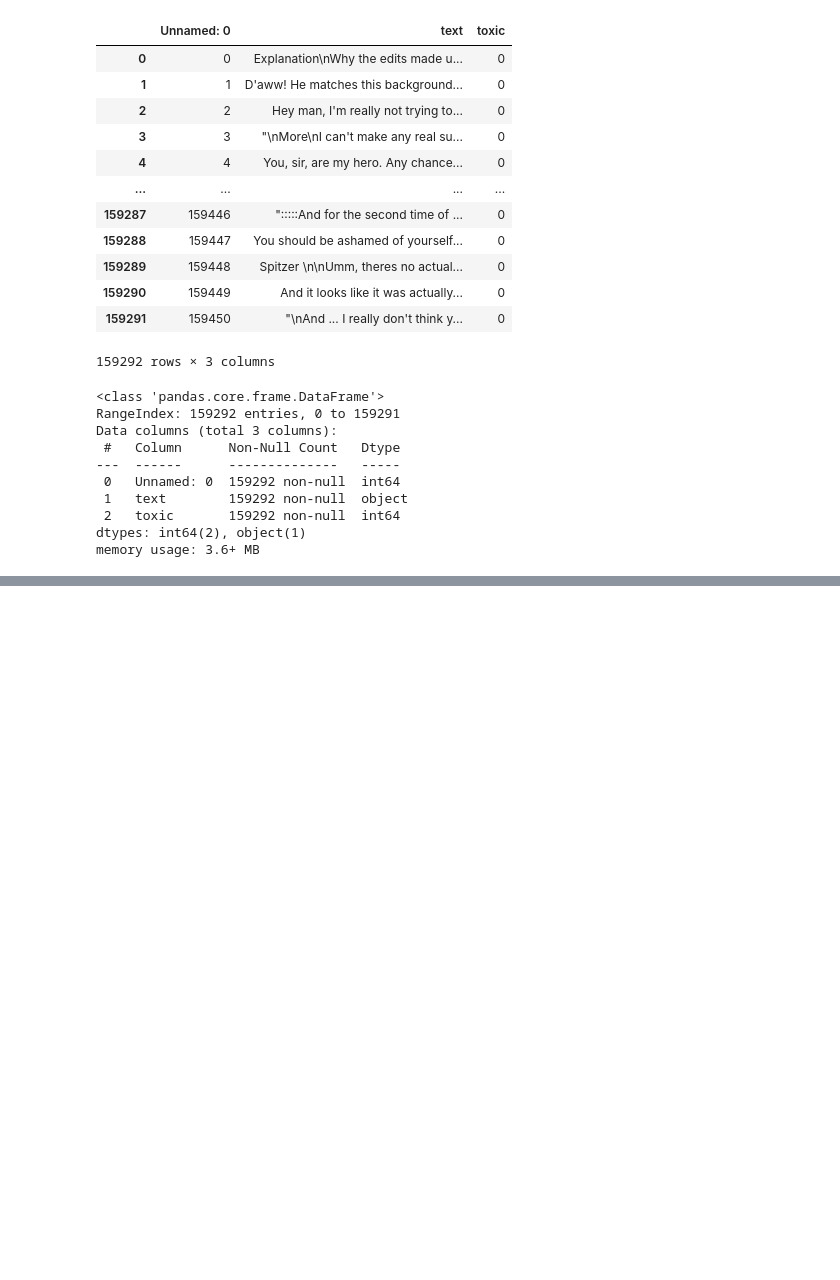
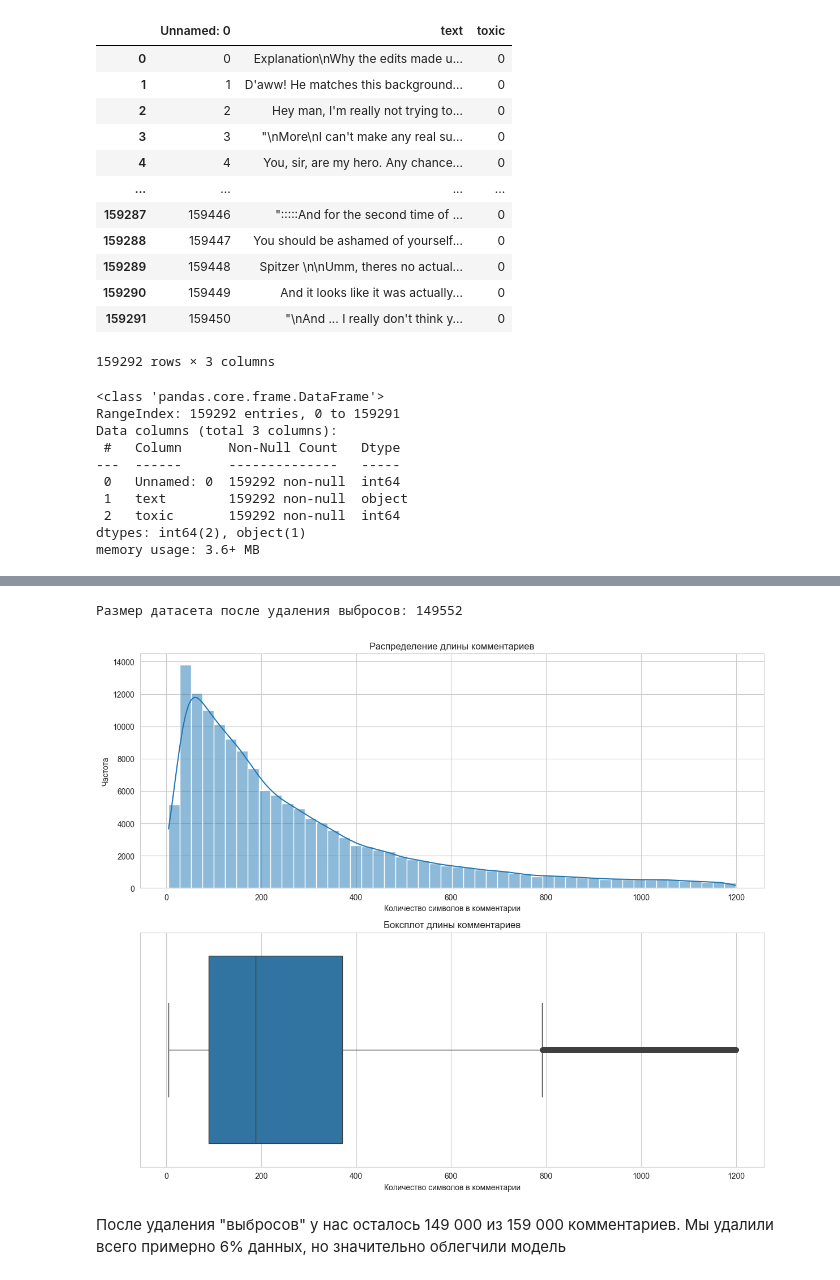
Before and after one commit to Moncervers/comments_tonal_analysis, a Jupyter notebook: analysis_using_BERT.ipynb, the cells around one changed output, grey strips where cells are left out. Saved outputs shown, nothing was run; the diff lists cells and outputs as text; code cells hidden in the pictures; blank space fills up the shorter version.

```diff
--- a/analysis_using_BERT.ipynb
+++ b/analysis_using_BERT.ipynb
@@ -83,0 +192,30 @@ memory usage: 155.7 KB
+# %%
+# Оставляем комментарии только с длиной менее 1500 символов
+df = df[df['length'] < 1200].reset_index(drop=True)
+
+# Выводим размер датасета после удаления выбросов
+print(f'Размер датасета после удаления выбросов: {df.shape[0]}')
+
+# Проверяем, что выбросы удалены
+plt.figure(figsize=(12, 10))
+
+# Гистограмма
+plt.subplot(2, 1, 1)
+sns.histplot(df['length'], bins=50, kde=True)
+plt.title('Распределение длины комментариев')
+plt.xlabel('Количество символов в комментарии')
+plt.ylabel('Частота')
+
+# Боксплот
+plt.subplot(2, 1, 2)
+sns.boxplot(x=df['length'], orient='h')
+plt.title('Боксплот длины комментариев')
+plt.xlabel('Количество символов в комментарии')
+
+plt.tight_layout()
+plt.show()
+# %% [output]
+Размер датасета после удаления выбросов: 149552
+[figure, added]
+# %% [markdown]
+После удаления "выбросов" у нас осталось 149 000 из 159 000 комментариев. Мы удалили всего примерно 6% данных, но значительно облегчили модель
```
Also changed, not shown: parts of 22 cells of this notebook.
